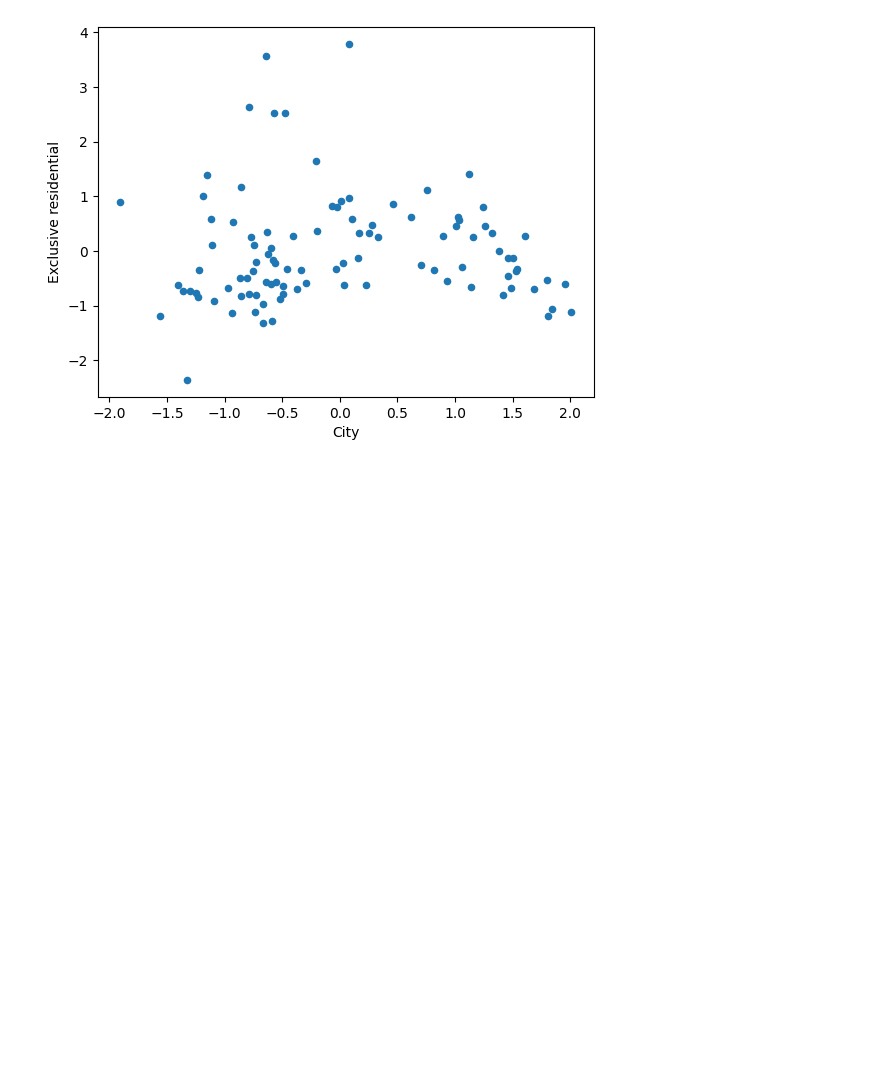
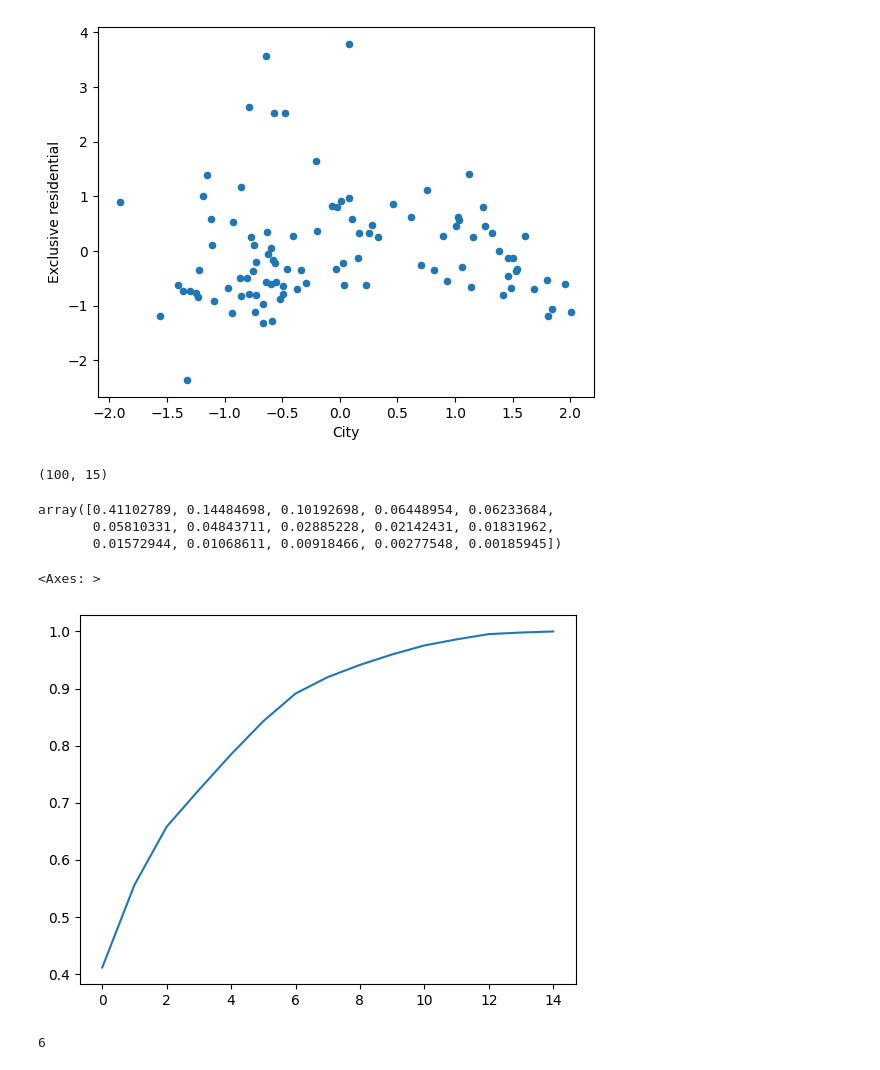
Before and after one commit to yamaguchinorimitsu/ajax_app, a Jupyter notebook: スッキリ機械第14章.ipynb, the cells around one changed output. Drawn from its saved outputs; the diff is of its cells as text; code cells hidden in the pictures; blank space fills up the shorter version.

```diff
--- a/スッキリ機械第14章.ipynb
+++ b/スッキリ機械第14章.ipynb
@@ -140,3 +140,41 @@ new_df.plot(kind = 'scatter', x = 'City',
 # %% [output]
 <Axes: xlabel='City', ylabel='Exclusive residential'>
 [figure]
+# %%
+model = PCA(whiten = True)
+
+# 学習と新規軸へのデータの当てはめを一括で行う
+tmp = model.fit_transform(sc_df)
+tmp.shape
+# %% [output]
+(100, 15)
+# %%
+model.explained_variance_ratio_ # 寄与率
+# %% [output]
+array([0.41102789, 0.14484698, 0.10192698, 0.06448954, 0.06233684,
+       0.05810331, 0.04843711, 0.02885228, 0.02142431, 0.01831962,
+       0.01572944, 0.01068611, 0.00918466, 0.00277548, 0.00185945])
+# %%
+ratio = model.explained_variance_ratio_ # 寄与率のデータ集合
+
+array = [] # 第N列までの累積寄与率を格納するリスト
+for i in range(len(ratio)):
+# 累積寄与率の計算
+    ruiseki = sum(ratio[0:(i+1)])
+
+    array.append(ruiseki) # 累積寄与率の格納
+
+# 第N列の累積寄与率を折れ線グラフ化
+pd.Series(array).plot(kind = 'line')
+# %% [output]
+<Axes: >
+[figure, added]
+# %%
+thred = 0.8 # 累積寄与率のしきい値
+for i in range(len(array)):
+ # 第(i + 1)列の累積寄与率がthredより大きいかチェック
+    if array[i] >= thred:
+        print(i + 1)
+        break
+# %% [output]
+6
```
Also changed, not shown: parts of 2 cells of this notebook.
